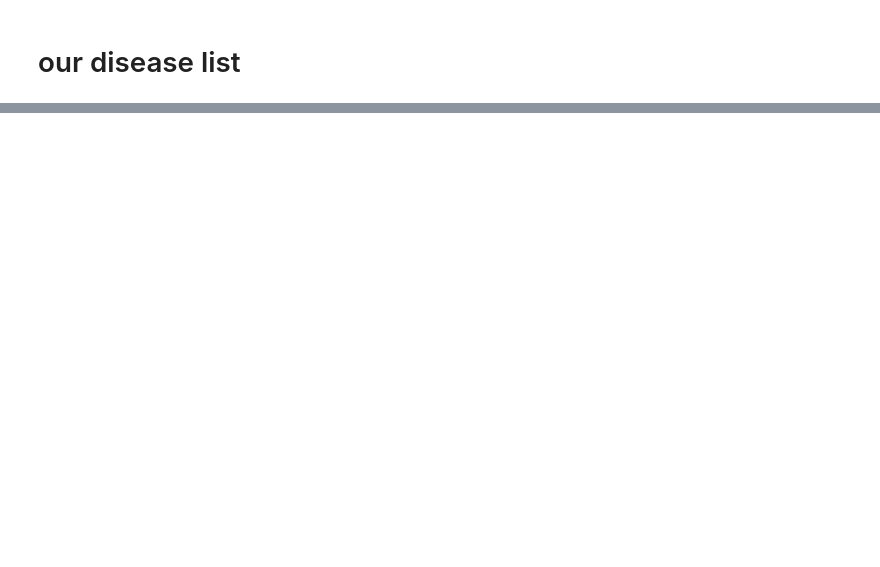
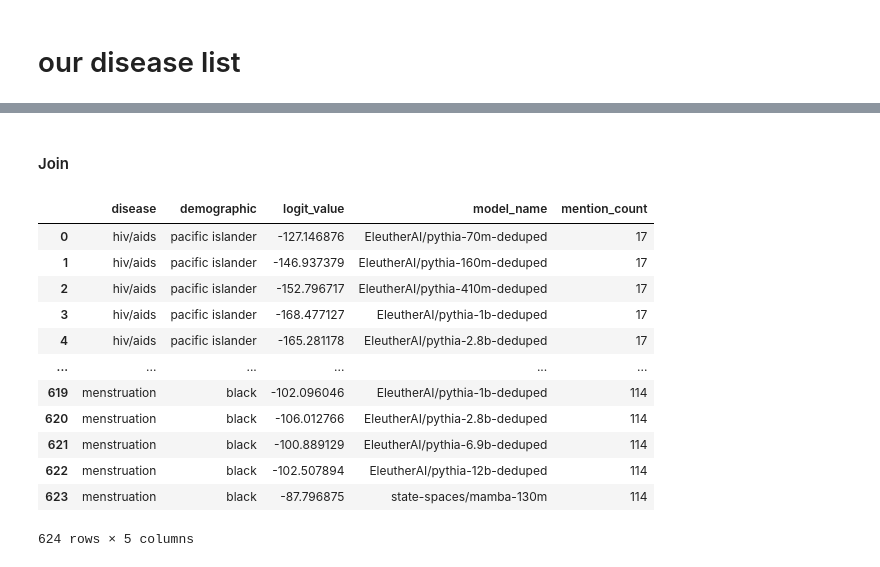
Before and after one commit to cchvn/Cross-Care, a Jupyter notebook: src/logits/cross_care.ipynb, the cells around one changed output, grey strips where cells are left out. Drawn from its saved outputs; the diff is of its cells as text; code cells hidden in the pictures; blank space fills up the shorter version.

```diff
--- a/src/logits/cross_care.ipynb
+++ b/src/logits/cross_care.ipynb
@@ -470,0 +28,7 @@ Warning: Total number of columns (93) exceeds max_columns (20) limiting to first
+# %%
+debug = False
+
+dataset = "pile"
+# model_name = "EleutherAI_pythia-70m-deduped"
+model_size = "70m"
+demographic = "race"
@@ -470,0 +79,5 @@ Warning: Total number of columns (93) exceeds max_columns (20) limiting to first
+# %%
+combined_logits_df = load_and_combine_logits(
+    models, root_path, dataset, demographic, debug
+)
+combined_logits_df.head()
@@ -470,0 +197,27 @@ Warning: Total number of columns (93) exceeds max_columns (20) limiting to first
+# %%
+counts_data_path = f"{root_path}/output_{dataset}/disease_{demographic}_counts.csv"
+
+counts_df = pd.read_csv(counts_data_path)
+
+if debug:
+    counts_df = counts_df.head(10)
+
+demographic_mapping = {
+    "white/caucasian": "white",
+    "black/african american": "black",
+    "hispanic/latino": "hispanic",
+    "asian": "asian",
+    "native american/indigenous": "indigenous",
+    "pacific islander": "pacific islander",
+}
+
+counts_df = counts_df.rename(columns=demographic_mapping)
+
+counts_df_long = counts_df.melt(
+    id_vars=["Unnamed: 0"],  # Adjust based on the actual name after resetting the index
+    var_name="demographic",
+    value_name="mention_count",
+)
+counts_df_long = counts_df_long.rename(columns={"Unnamed: 0": "disease"})
+
+counts_df_long.head()
@@ -470,0 +231,21 @@ Warning: Total number of columns (93) exceeds max_columns (20) limiting to first
+# %% [markdown]
+#### Join
+# %%
+# Merge the transformed counts DataFrame with the logits DataFrame
+combined_df = pd.merge(logits_long_df, counts_df_long, on=["disease", "demographic"])
+
+combined_df
+# %% [output]
+|  | disease | demographic | logit_value | model_name | mention_count |
+| 0 | hiv/aids | pacific islander | -127.146876 | EleutherAI/pythia-70m-deduped | 17 |
+| 1 | hiv/aids | pacific islander | -146.937379 | EleutherAI/pythia-160m-deduped | 17 |
+| 2 | hiv/aids | pacific islander | -152.796717 | EleutherAI/pythia-410m-deduped | 17 |
+| 3 | hiv/aids | pacific islander | -168.477127 | EleutherAI/pythia-1b-deduped | 17 |
+| 4 | hiv/aids | pacific islander | -165.281178 | EleutherAI/pythia-2.8b-deduped | 17 |
+| ... | ... | ... | ... | ... | ... |
+| 619 | menstruation | black | -102.096046 | EleutherAI/pythia-1b-deduped | 114 |
+| 620 | menstruation | black | -106.012766 | EleutherAI/pythia-2.8b-deduped | 114 |
+| 621 | menstruation | black | -100.889129 | EleutherAI/pythia-6.9b-deduped | 114 |
+| 622 | menstruation | black | -102.507894 | EleutherAI/pythia-12b-deduped | 114 |
+| 623 | menstruation | black | -87.796875 | state-spaces/mamba-130m | 114 |
+624 rows × 5 columns
```
Also changed, not shown: parts of 68 cells of this notebook, 20 other files.
